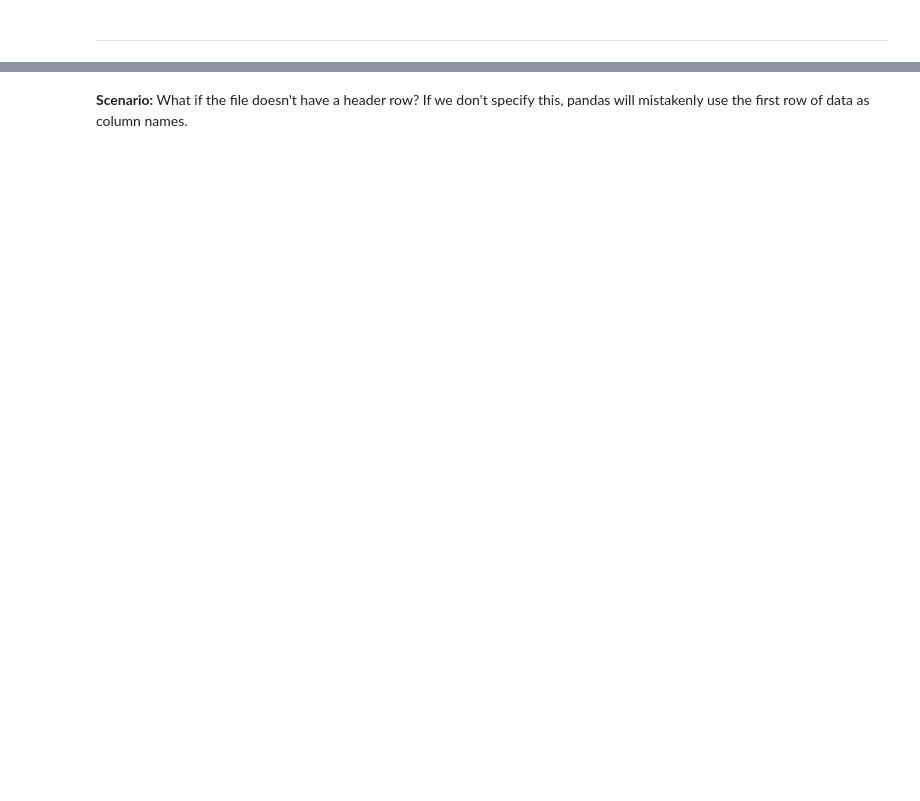
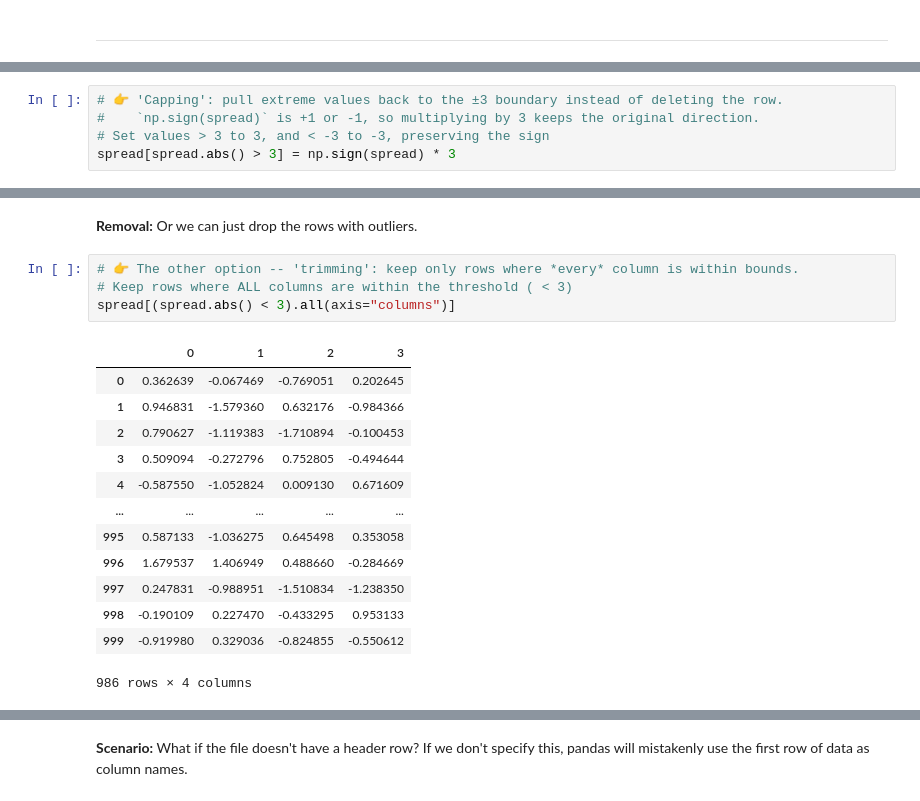
Before and after one commit to AntonThaiSingapore/6m-data-1.8-eda-basic, a Jupyter notebook: notebooks/eda_basic.ipynb, the cells around one changed output, grey strips where cells are left out. Cells and saved outputs as stored; diff of their text form; blank space fills up the shorter version.

```diff
--- a/notebooks/eda_basic.ipynb
+++ b/notebooks/eda_basic.ipynb
@@ -52,0 +1040,5 @@ df
+# %%
+# 👉 'Capping': pull extreme values back to the ±3 boundary instead of deleting the row.
+#    `np.sign(spread)` is +1 or -1, so multiplying by 3 keeps the original direction.
+# Set values > 3 to 3, and < -3 to -3, preserving the sign
+spread[spread.abs() > 3] = np.sign(spread) * 3
@@ -52,0 +1058,20 @@ df
+# %% [markdown]
+**Removal:** Or we can just drop the rows with outliers.
+# %%
+# 👉 The other option -- 'trimming': keep only rows where *every* column is within bounds.
+# Keep rows where ALL columns are within the threshold ( < 3)
+spread[(spread.abs() < 3).all(axis="columns")]
+# %% [output]
+|  | 0 | 1 | 2 | 3 |
+| 0 | 0.362639 | -0.067469 | -0.769051 | 0.202645 |
+| 1 | 0.946831 | -1.579360 | 0.632176 | -0.984366 |
+| 2 | 0.790627 | -1.119383 | -1.710894 | -0.100453 |
+| 3 | 0.509094 | -0.272796 | 0.752805 | -0.494644 |
+| 4 | -0.587550 | -1.052824 | 0.009130 | 0.671609 |
+| ... | ... | ... | ... | ... |
+| 995 | 0.587133 | -1.036275 | 0.645498 | 0.353058 |
+| 996 | 1.679537 | 1.406949 | 0.488660 | -0.284669 |
+| 997 | 0.247831 | -0.988951 | -1.510834 | -1.238350 |
+| 998 | -0.190109 | 0.227470 | -0.433295 | 0.953133 |
+| 999 | -0.919980 | 0.329036 | -0.824855 | -0.550612 |
+986 rows × 4 columns
```
Also changed, not shown: parts of 505 cells of this notebook, 8 other files.
